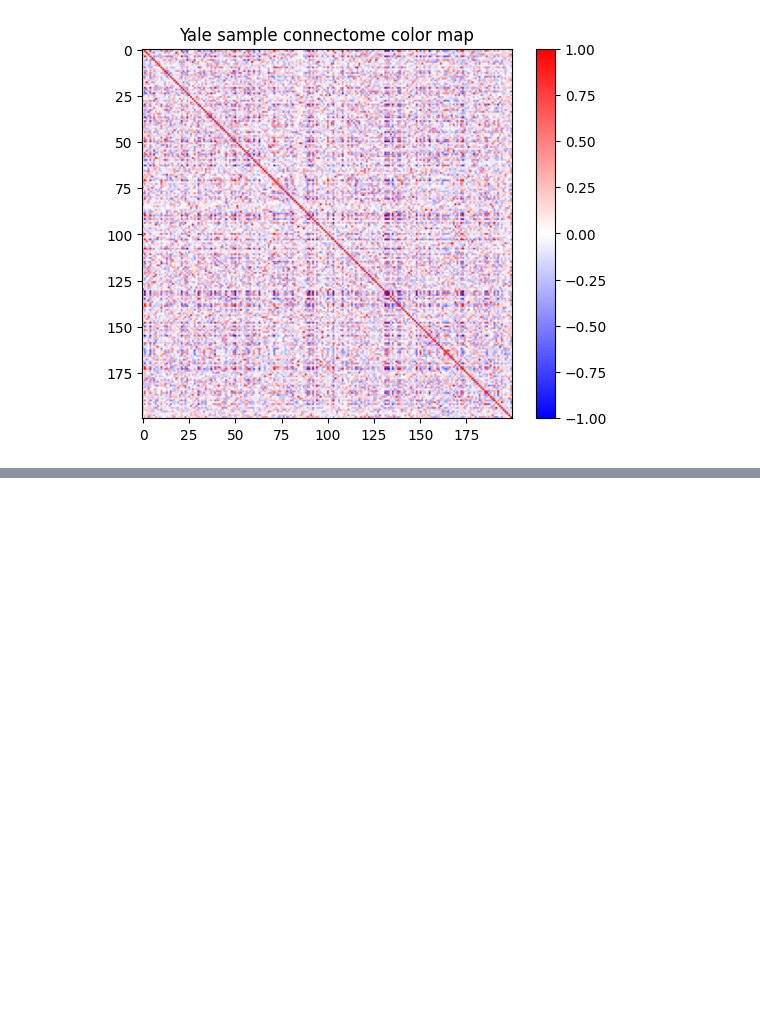
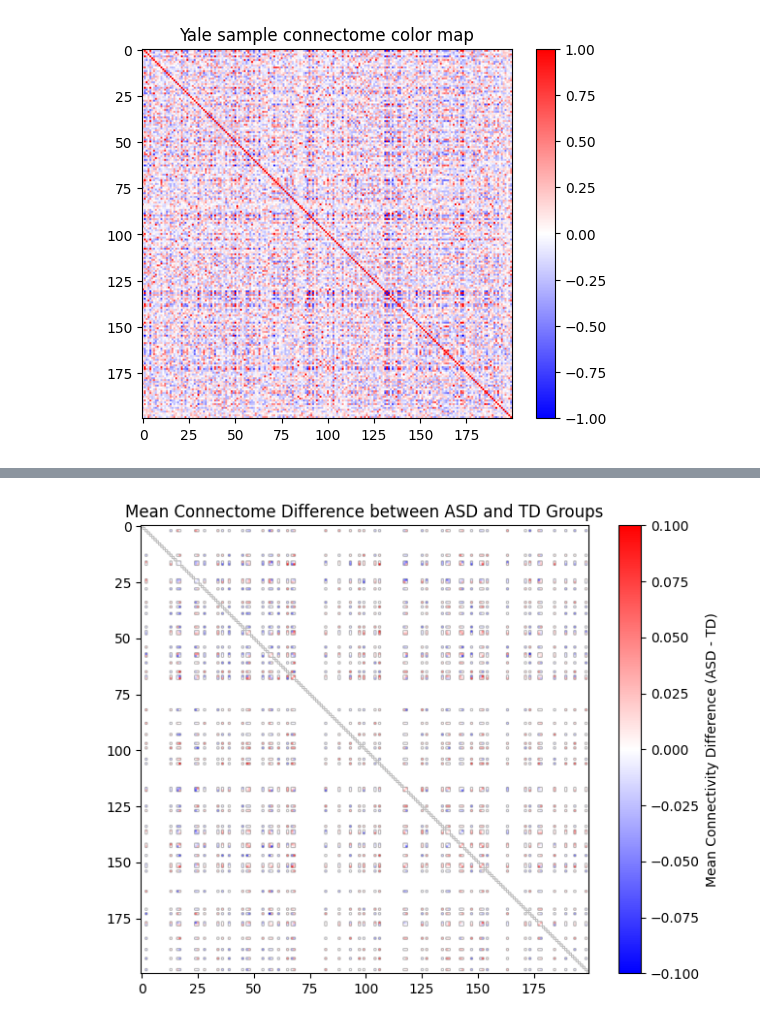
Before and after one commit to rithvik-palepu/autism-classification, a Jupyter notebook: notebooks/01_explore.ipynb, the cells around one changed output, grey strips where cells are left out. Saved outputs shown, nothing was run; the diff lists cells and outputs as text; code cells hidden in the pictures; blank space fills up the shorter version.

```diff
--- a/notebooks/01_explore.ipynb
+++ b/notebooks/01_explore.ipynb
@@ -200,0 +265,21 @@ Total missing subjects: 0
+# %%
+y = np.load("../data/processed/y.npy")
+y_clean = y[mask]
+
+mean_asd = X[y==1].mean(axis=0)
+mean_td = X[y==0].mean(axis=0)
+diff = mean_asd - mean_td
+
+# original 200x200 connectome matrix shape
+diff_matrix = np.zeros((200, 200))
+iu = np.triu_indices(200, k=1)
+diff_matrix[iu] = diff
+diff_matrix += diff_matrix.T
+
+plt.figure(figsize=(8, 6))
+plt.imshow(diff_matrix, cmap="bwr", vmin=-np.max(abs(diff)), vmax=np.max(abs(diff)))
+plt.colorbar(label="Mean Connectivity Difference (ASD - TD)")
+plt.title("Mean Connectome Difference between ASD and TD Groups")
+plt.show()
+# %% [output]
+[figure, added]
```
Also changed, not shown: parts of 3 cells of this notebook.
